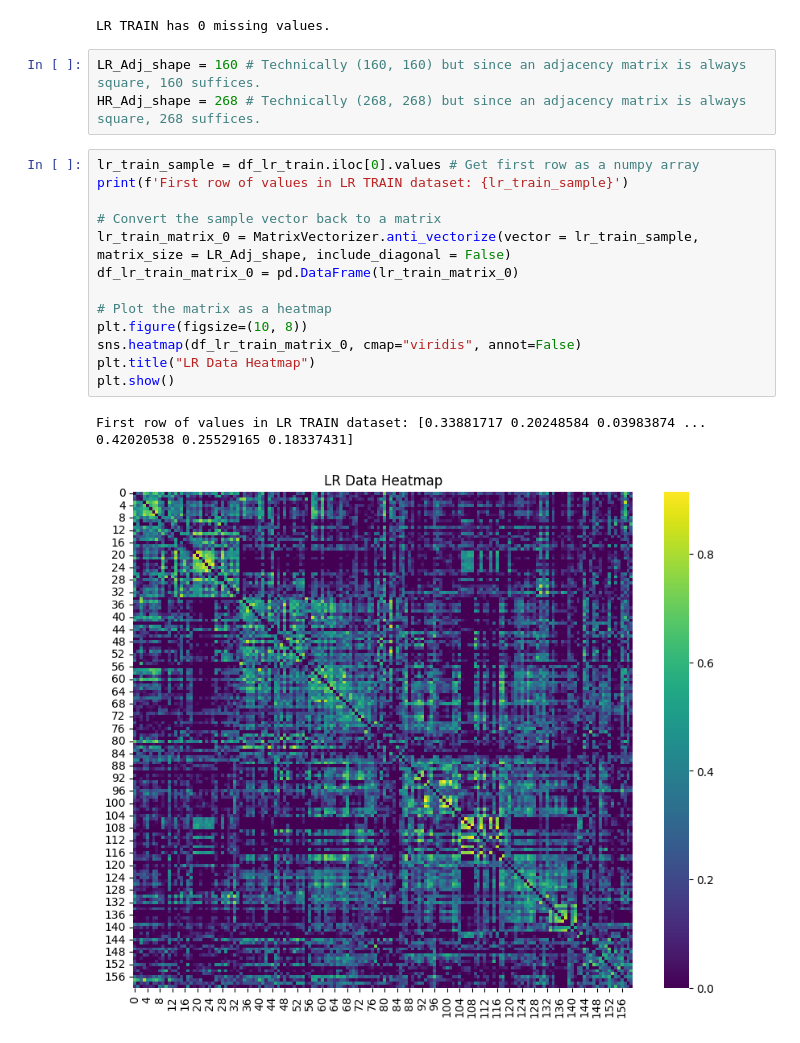
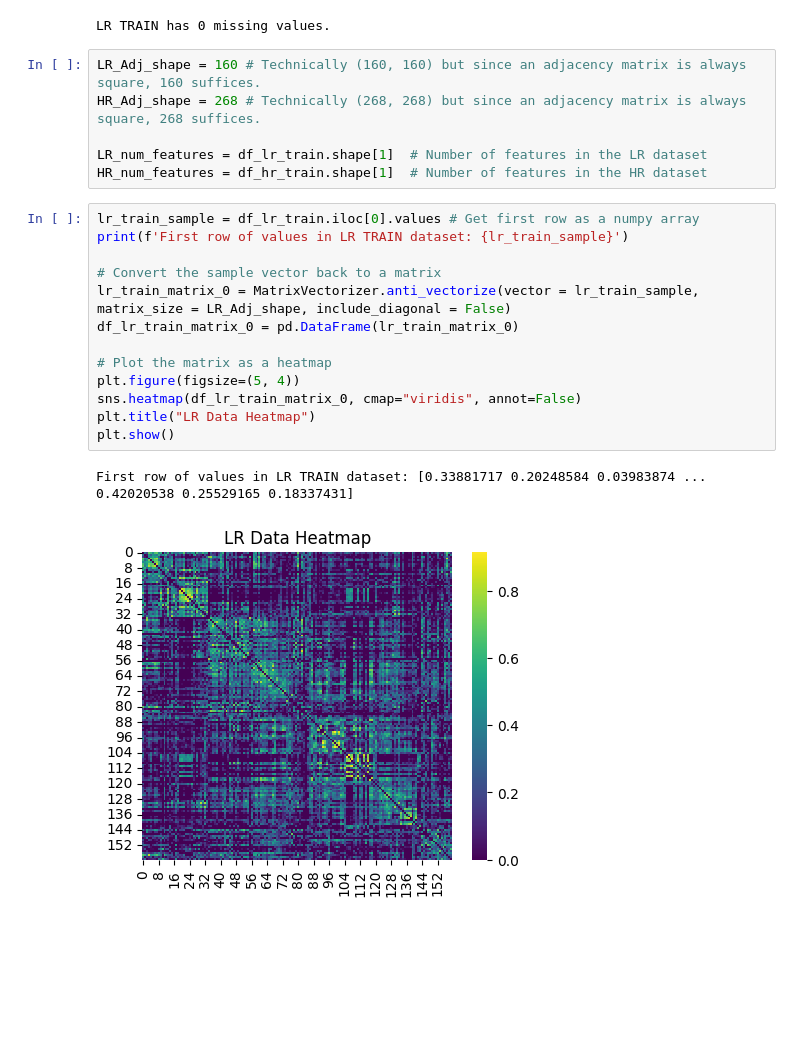
Before and after one commit to michaelhod/Generative-GNN-Brain-Graphs, a Jupyter notebook: experiment.ipynb, the cells around one changed output. Saved outputs shown, nothing was run; the diff lists cells and outputs as text; blank space fills up the shorter version.

```diff
--- a/experiment.ipynb
+++ b/experiment.ipynb
@@ -38,19 +44,22 @@ LR TRAIN has 0 missing values.
 # %%
 LR_Adj_shape = 160 # Technically (160, 160) but since an adjacency matrix is always square, 160 suffices.
 HR_Adj_shape = 268 # Technically (268, 268) but since an adjacency matrix is always square, 268 suffices.
+
+LR_num_features = df_lr_train.shape[1]  # Number of features in the LR dataset
+HR_num_features = df_hr_train.shape[1]  # Number of features in the HR dataset
 # %%
 lr_train_sample = df_lr_train.iloc[0].values # Get first row as a numpy array
 print(f'First row of values in LR TRAIN dataset: {lr_train_sample}')
 
 # Convert the sample vector back to a matrix
 lr_train_matrix_0 = MatrixVectorizer.anti_vectorize(vector = lr_train_sample, matrix_size = LR_Adj_shape, include_diagonal = False)
 df_lr_train_matrix_0 = pd.DataFrame(lr_train_matrix_0)
 
 # Plot the matrix as a heatmap
-plt.figure(figsize=(10, 8))
+plt.figure(figsize=(5, 4))
 sns.heatmap(df_lr_train_matrix_0, cmap="viridis", annot=False)
 plt.title("LR Data Heatmap")
 plt.show()
 # %% [output]
 First row of values in LR TRAIN dataset: [0.33881717 0.20248584 0.03983874 ... 0.42020538 0.25529165 0.18337431]
-[figure, old version]
+[figure, new version]
```
Also changed, not shown: parts of 5 cells of this notebook, 1 other file.
